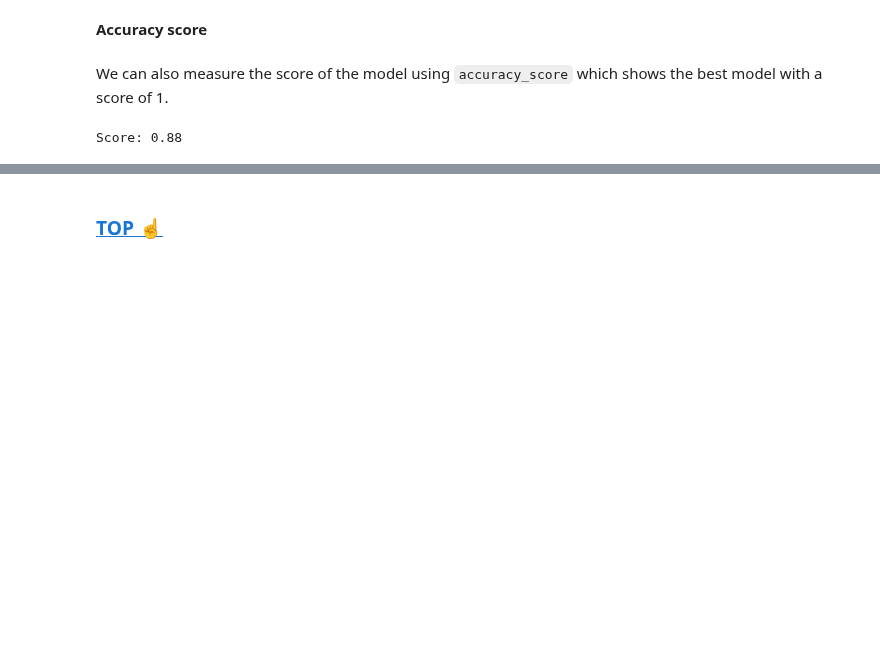
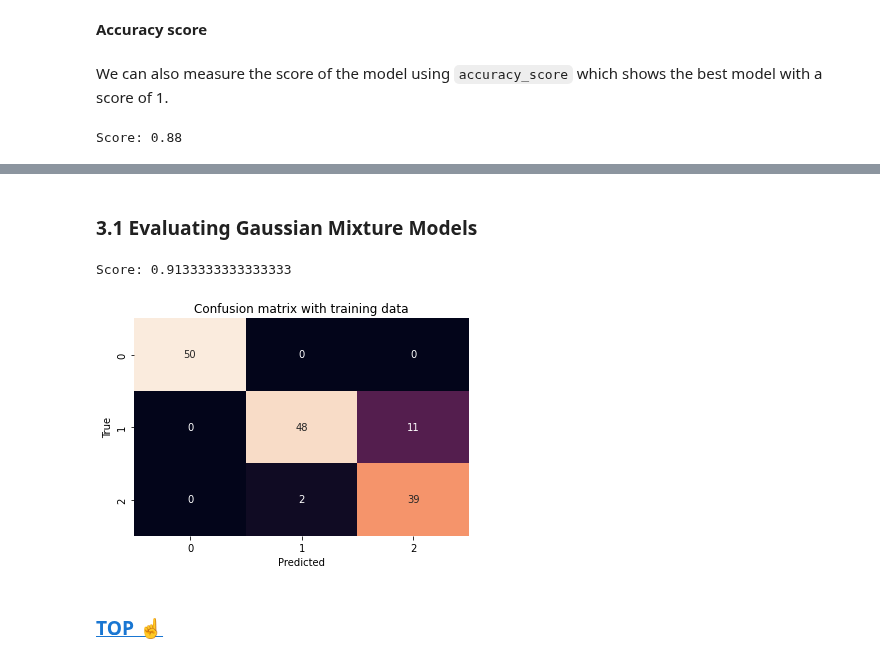
Before and after one commit to AmirMardan/ml_course, a Jupyter notebook: 6_classical_machine_learning/4_clustering_1.ipynb, the cells around one changed output, grey strips where cells are left out. Saved outputs shown, nothing was run; the diff lists cells and outputs as text; code cells hidden in the pictures; blank space fills up the shorter version.

```diff
--- a/6_classical_machine_learning/4_clustering_1.ipynb
+++ b/6_classical_machine_learning/4_clustering_1.ipynb
@@ -138,2 +178,11 @@ ax.set_title('Wrong label');
+# %% [markdown]
+<a id='gmm_evaluation'></a>
+### 3.1 Evaluating Gaussian Mixture Models
+# %%
+print(f'Score: {accuracy_score(y, y_gm, normalize=True)}')
+confusion_matrix_plot(y, y_gm)
+# %% [output]
+Score: 0.9133333333333333
+[figure, added]
 # %% [markdown]
 ### [TOP ☝️](#top)
```
Also changed, not shown: parts of 14 cells of this notebook, 15 other files.
